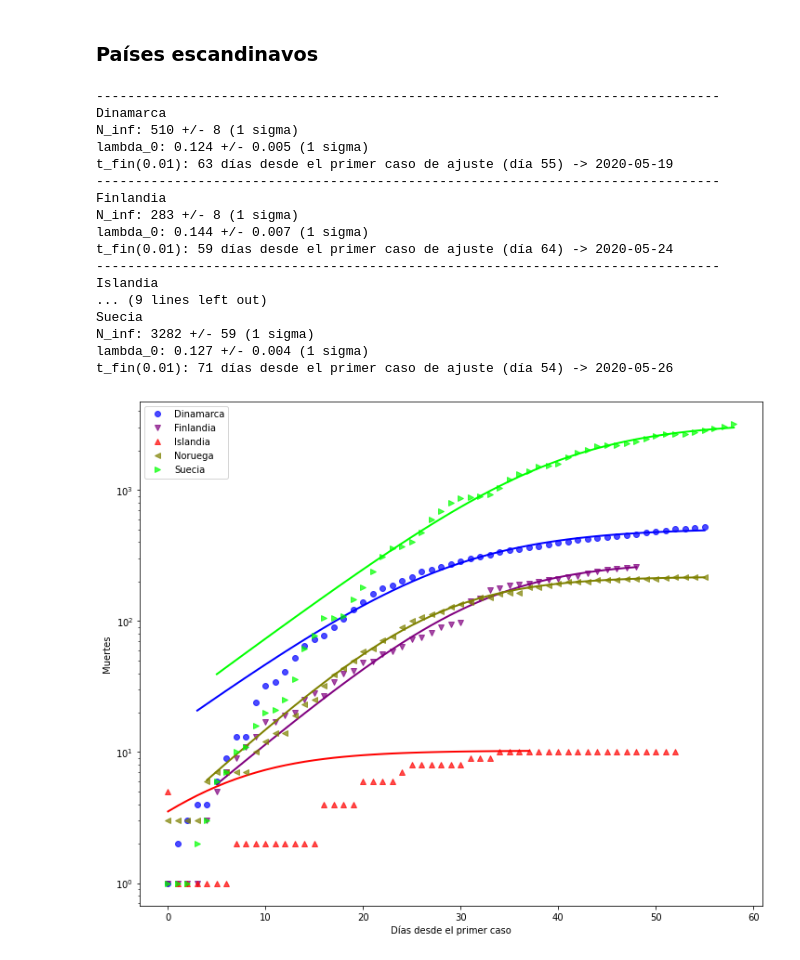
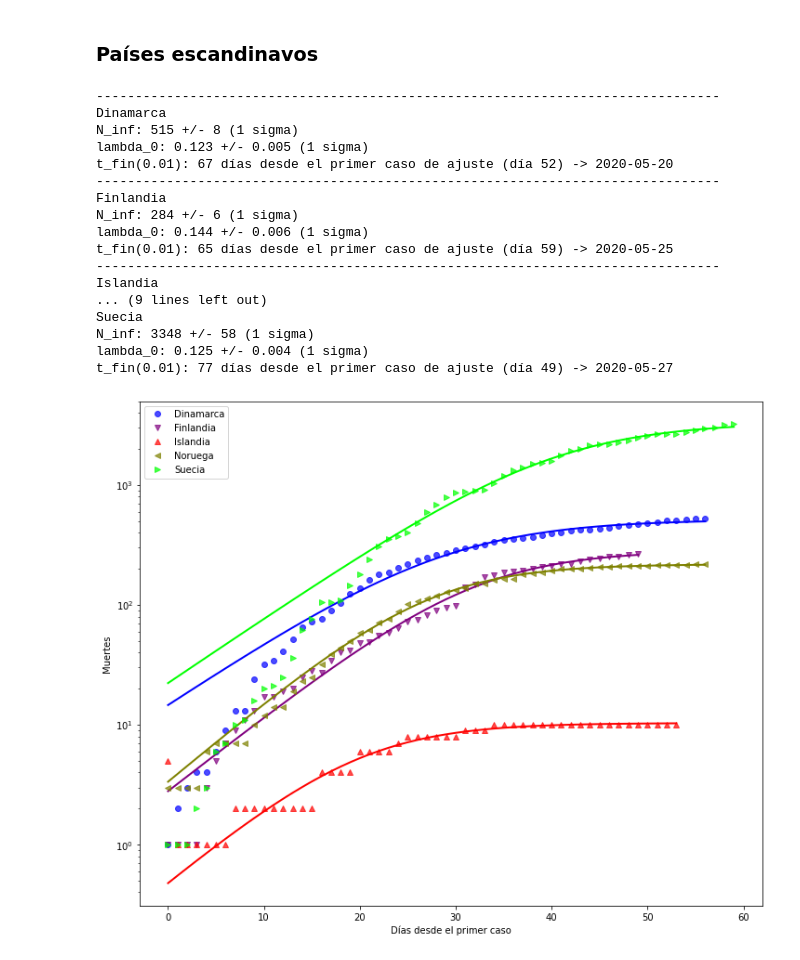
Before and after one commit to manuxch/logistic-covid19, a Jupyter notebook: Logistic_model_COVID-19.ipynb, the cells around one changed output. Saved outputs shown, nothing was run; the diff lists cells and outputs as text; code cells hidden in the pictures.

Commit message:
Actualización diaria de visualizaciones, ajustes y registros

```diff
--- a/Logistic_model_COVID-19.ipynb
+++ b/Logistic_model_COVID-19.ipynb
@@ -299,26 +299,26 @@ t_fin(0.01): 145 días desde el primer caso de ajuste (día 62) -> 2020-08-16
 # %% [markdown]
 ### Países escandinavos
 # %%
-plot_fit(deadths_scand, 4, 'Muertes', logscale=True, p_fin=0.01)
+plot_fit(deadths_scand, 1, 'Muertes', logscale=True, p_fin=0.01)
 # %% [output]
 --------------------------------------------------------------------------------
 Dinamarca
-N_inf: 510 +/- 8 (1 sigma)
-lambda_0: 0.124 +/- 0.005 (1 sigma)
-t_fin(0.01): 63 días desde el primer caso de ajuste (día 55) -> 2020-05-19
+N_inf: 515 +/- 8 (1 sigma)
+lambda_0: 0.123 +/- 0.005 (1 sigma)
+t_fin(0.01): 67 días desde el primer caso de ajuste (día 52) -> 2020-05-20
 --------------------------------------------------------------------------------
 Finlandia
-N_inf: 283 +/- 8 (1 sigma)
-lambda_0: 0.144 +/- 0.007 (1 sigma)
-t_fin(0.01): 59 días desde el primer caso de ajuste (día 64) -> 2020-05-24
+N_inf: 284 +/- 6 (1 sigma)
+lambda_0: 0.144 +/- 0.006 (1 sigma)
+t_fin(0.01): 65 días desde el primer caso de ajuste (día 59) -> 2020-05-25
 --------------------------------------------------------------------------------
 Islandia
 ... (9 lines left out)
 Suecia
-N_inf: 3282 +/- 59 (1 sigma)
-lambda_0: 0.127 +/- 0.004 (1 sigma)
-t_fin(0.01): 71 días desde el primer caso de ajuste (día 54) -> 2020-05-26
+N_inf: 3348 +/- 58 (1 sigma)
+lambda_0: 0.125 +/- 0.004 (1 sigma)
+t_fin(0.01): 77 días desde el primer caso de ajuste (día 49) -> 2020-05-27
-[figure, old version]
+[figure, new version]
 # %% [markdown]
 ## Registro diario de predicciones para países latinoamericanos
 
```
Also changed, not shown: parts of 8 cells of this notebook.
